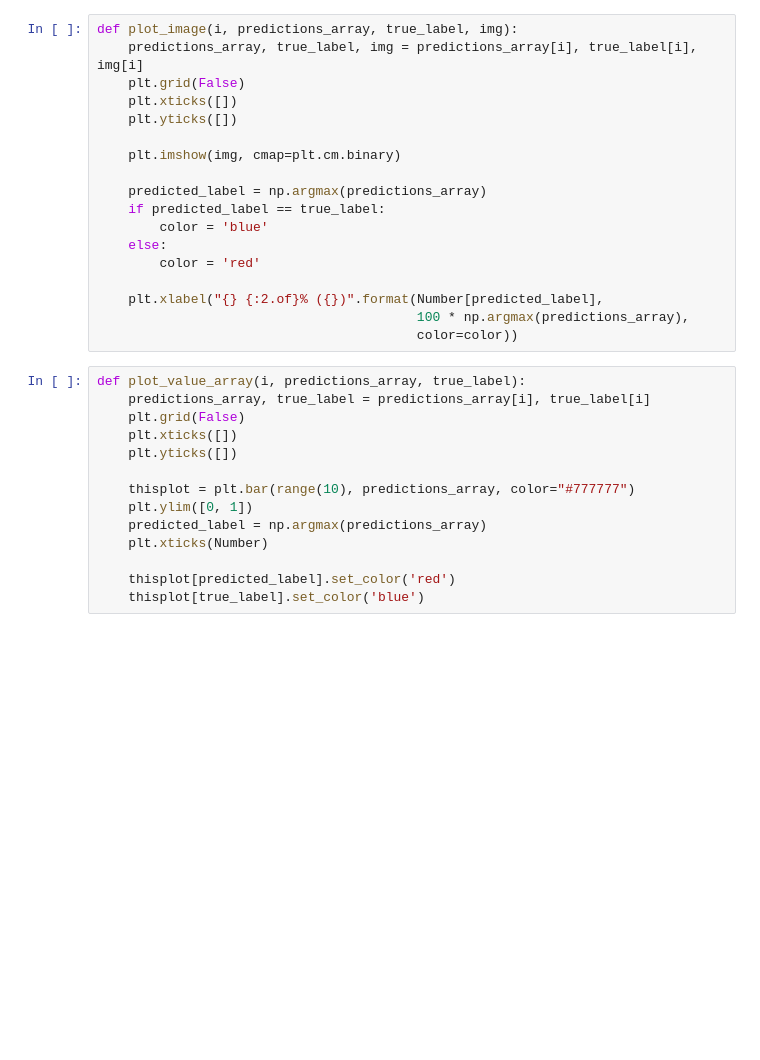
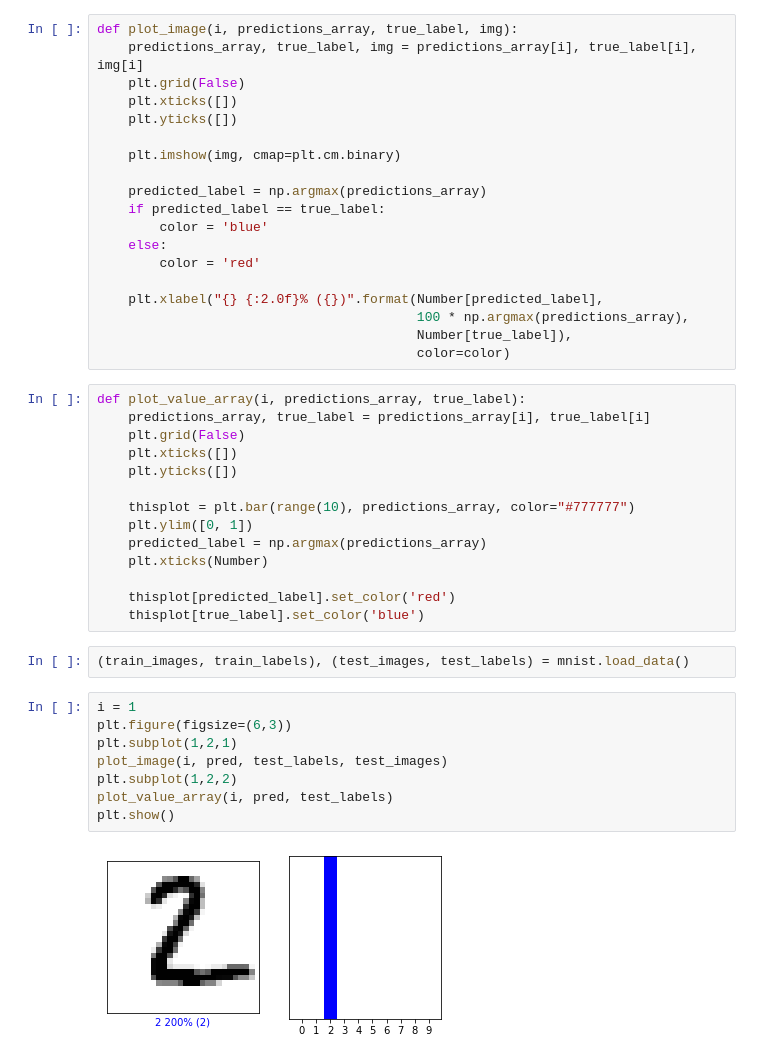
Before and after one commit to AllyHyeseongKim/CAU13601_Algorithms, a Jupyter notebook: assignment04/Tensorflow_mnist_example.ipynb, the cells around one changed output. Saved outputs shown, nothing was run; the diff lists cells and outputs as text; blank space fills up the shorter version.

Commit message:
[assignment04] Define the function for ploting images and probabilities that model predicted wrong

```diff
--- a/assignment04/Tensorflow_mnist_example.ipynb
+++ b/assignment04/Tensorflow_mnist_example.ipynb
@@ -242,9 +242,10 @@ def plot_image(i, predictions_array, true_label, img):
     else:
         color = 'red'
 
-    plt.xlabel("{} {:2.of}% ({})".format(Number[predicted_label],
+    plt.xlabel("{} {:2.0f}% ({})".format(Number[predicted_label],
                                          100 * np.argmax(predictions_array),
-                                         color=color))
+                                         Number[true_label]),
+                                         color=color)
 # %%
 def plot_value_array(i, predictions_array, true_label):
     predictions_array, true_label = predictions_array[i], true_label[i]
@@ -259,3 +260,15 @@ def plot_value_array(i, predictions_array, true_label):
 
     thisplot[predicted_label].set_color('red')
     thisplot[true_label].set_color('blue')
+# %%
+(train_images, train_labels), (test_images, test_labels) = mnist.load_data()
+# %%
+i = 1
+plt.figure(figsize=(6,3))
+plt.subplot(1,2,1)
+plot_image(i, pred, test_labels, test_images)
+plt.subplot(1,2,2)
+plot_value_array(i, pred, test_labels)
+plt.show()
+# %% [output]
+[figure, added]
```
Also changed, not shown: parts of 6 cells of this notebook.
